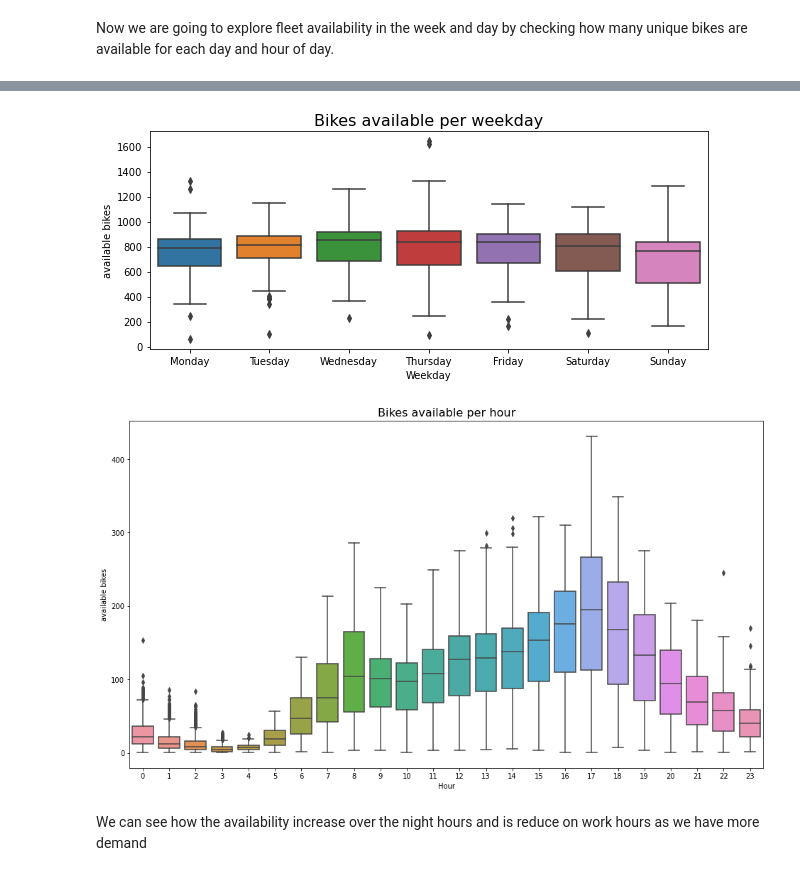
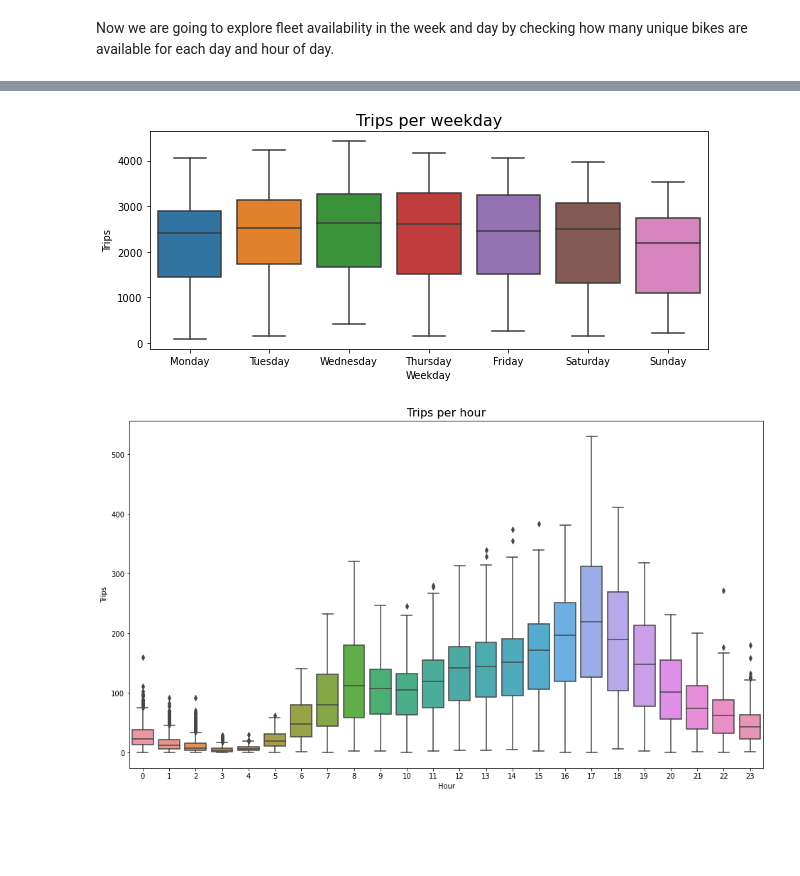
Before and after one commit to weidai19/ChatGPT5.0, a Jupyter notebook: Demand patterns and seasonality.ipynb, the cells around one changed output, grey strips where cells are left out. Cells and saved outputs as stored; diff of their text form; code cells hidden in the pictures; blank space fills up the shorter version.

Commit message:
change in demand patterns and seasonality

```diff
--- a/Demand patterns and seasonality.ipynb
+++ b/Demand patterns and seasonality.ipynb
@@ -41,7 +41,7 @@ start_coordinates      1678842
 end_coordinates        1678842
 dtype: int64
 # %%
-phil.sort_values(["bike_id","Date_s"], inplace=True)
+phil.sort_values(["trip_id","Date_s"], inplace=True)
 phil.set_index(pd.DatetimeIndex(phil["Date_s"]),inplace=True)
 phil.drop("Date_s", axis=1, inplace=True)
 # %%
@@ -89,23 +85,23 @@ Now we can look how it looks for typical week or how it looks for typcial hours:
 # %%
 # Availability by day of week (0 = Monday, 6 = Sunday)
 
-phil_weekday_avail = phil.groupby(["Date_s","Weekday_s"])["bike_id"].nunique()
+phil_weekday_avail = phil.groupby(["Date_s","Weekday_s"])["trip_id"].nunique()
 phil_weekday_avail = pd.DataFrame(phil_weekday_avail)
 # %%
 fig,ax = plt.subplots(figsize=(10,4))
 
-sns.boxplot(x=phil_weekday_avail.index.get_level_values(1), y=phil_weekday_avail["bike_id"],ax=ax)
+sns.boxplot(x=phil_weekday_avail.index.get_level_values(1), y=phil_weekday_avail["trip_id"],ax=ax)
 
-ax.set_title("Bikes available per weekday",fontsize=16)
+ax.set_title("Trips per weekday",fontsize=16)
 ax.set_xlabel("Weekday")
 ax.set_xticklabels(['Monday','Tuesday','Wednesday','Thursday','Friday','Saturday','Sunday'])
 
-ax.set_ylabel("available bikes")
+ax.set_ylabel("Trips")
 
-fig.savefig("availabilityByWeekday.pdf")
+fig.savefig("TripsByWeekday.pdf")
 plt.show()
 # %% [output]
-[figure, old version]
+[figure, new version]
 # %%
 # Availability by time of day
 
@@ -114,15 +110,13 @@ phil_time_avail = pd.DataFrame(phil_time_avail)
 # %%
 fig,ax = plt.subplots(figsize=(16,9))
 
-sns.boxplot(x=phil_time_avail.index.get_level_values(1), y=phil_time_avail["bike_id"],ax=ax)
+sns.boxplot(x=phil_time_avail.index.get_level_values(1), y=phil_time_avail["trip_id"],ax=ax)
 
-ax.set_title("Bikes available per hour",fontsize=16)
+ax.set_title("Trips per hour",fontsize=16)
 ax.set_xlabel("Hour")
-ax.set_ylabel("available bikes")
+ax.set_ylabel("Trips")
 
-fig.savefig("availabilityByHour.pdf")
+fig.savefig("TripsByHour.pdf")
 plt.show()
 # %% [output]
-[figure, old version]
+[figure, new version]
-# %% [markdown]
-We can see how the availability increase over the night hours and is reduce on work hours as we have more demand
```
Also changed, not shown: parts of 5 cells of this notebook, 5 other files.
